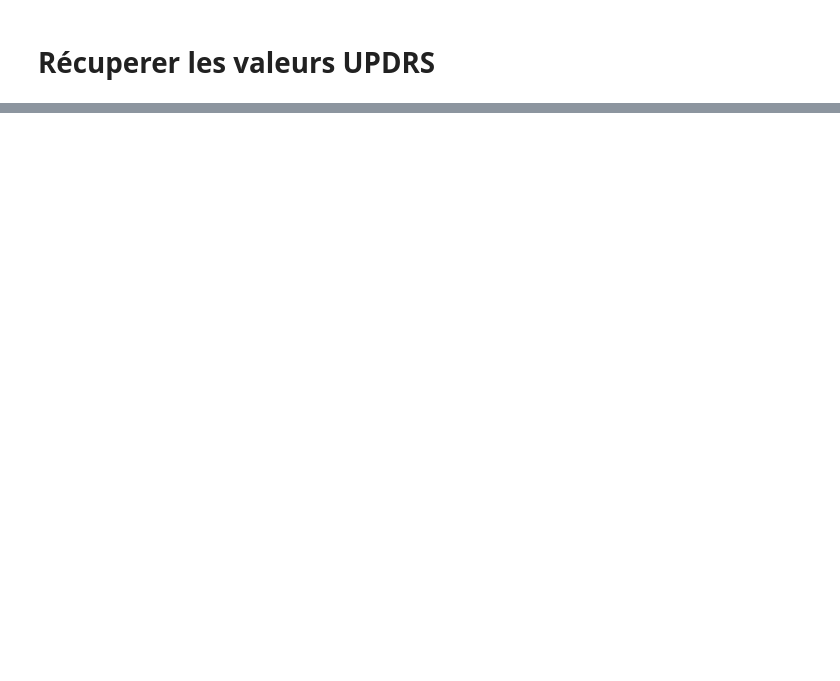
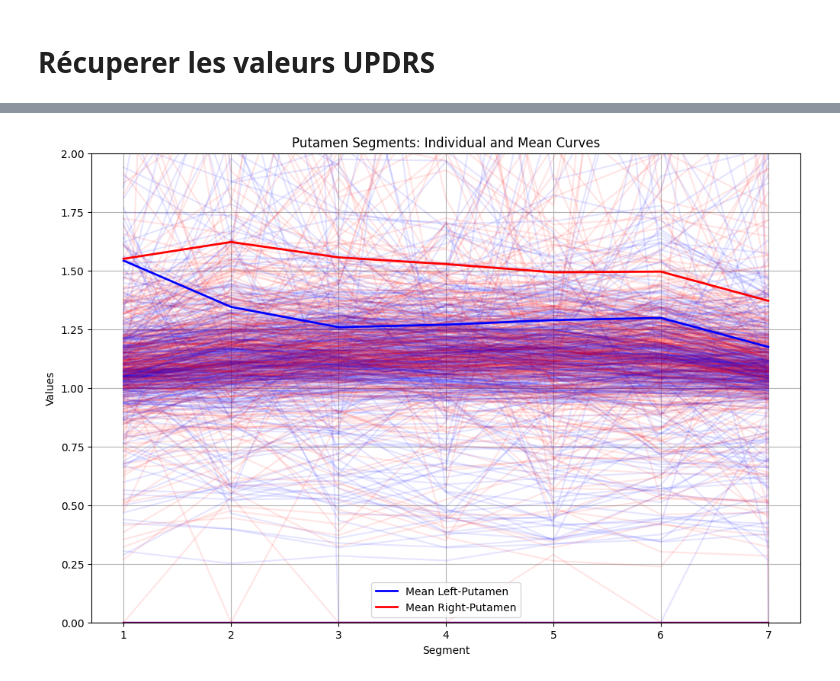
Before and after one commit to RomainViardLille/LiiFE, a Jupyter notebook: Predistim_Aviv_T1overT2asymetry .ipynb, the cells around one changed output, grey strips where cells are left out. Saved outputs shown, nothing was run; the diff lists cells and outputs as text; code cells hidden in the pictures; blank space fills up the shorter version.

```diff
--- a/Predistim_Aviv_T1overT2asymetry .ipynb
+++ b/Predistim_Aviv_T1overT2asymetry .ipynb
@@ -231,0 +204,17 @@ fig_asym.show()
+# %%
+# Calculate pp asymmetry for segments 5 to 7
+pp_segments = [f"Putamen_axis1_seg{seg}_asym" for seg in range(5, 8)]
+print(pp_segments)
+df_cleaned["pp_asym"] = df_cleaned[pp_segments].mean(axis=1)
+print(df_cleaned[pp_segments].mean(axis=1))
+
+# Obtenir l'intersection des indices
+intersection_index = df_cleaned.index.intersection(df_msa.index)
+
+# Créer un DataFrame avec les données communes
+df_intersection = pd.DataFrame({
+    'T1overT2_asymetry_seg': df_cleaned.loc[intersection_index, 'pp_asym'],
+    'motor_symptom_asymetry': df_msa.loc[intersection_index, 'asymetry']
+})
+df_intersection.dropna(inplace=True)
+print(df_intersection)
@@ -257,0 +314,33 @@ geom_point : Removed 7 rows containing missing values.
+# %%
+plt.figure(figsize=(12, 8))
+
+# Tracer les courbes transparentes pour chaque sujet
+for subject in df_cleaned.index:
+    plt.plot(range(1, len(left_columns) + 1), df_cleaned.loc[subject, left_columns], color='blue', alpha=0.1)
+    plt.plot(range(1, len(right_columns) + 1), df_cleaned.loc[subject, right_columns], color='red', alpha=0.1)
+
+# Tracer les moyennes en bleu et rouge foncé
+plt.plot(range(1, len(left_columns) + 1), df_cleaned[left_columns].mean(), color='blue', label='Mean Left-Putamen', linewidth=2)
+plt.plot(range(1, len(right_columns) + 1), df_cleaned[right_columns].mean(), color='red', label='Mean Right-Putamen', linewidth=2)
+
+# Ajouter les labels et la légende
+plt.title('Putamen Segments: Individual and Mean Curves')
+plt.xlabel('Segment')
+plt.ylabel('Values')
+plt.xticks(range(1, len(left_columns) + 1))
+plt.legend()
+plt.grid(True)
+
+plt.ylim(0, 2)
+
+
+# Set y-axis limits
+#plt.ylim(-500, 500)
+plt.ylim(0, 2)
+
+fig.write_image("/NAS/deathrow/protocoles/predistim/screenshots/R2LinesPlot4AllSubjs.png")
+
+# Afficher le graphique
+plt.show()
+# %% [output]
+[figure, added]
```
Also changed, not shown: parts of 12 cells of this notebook.
